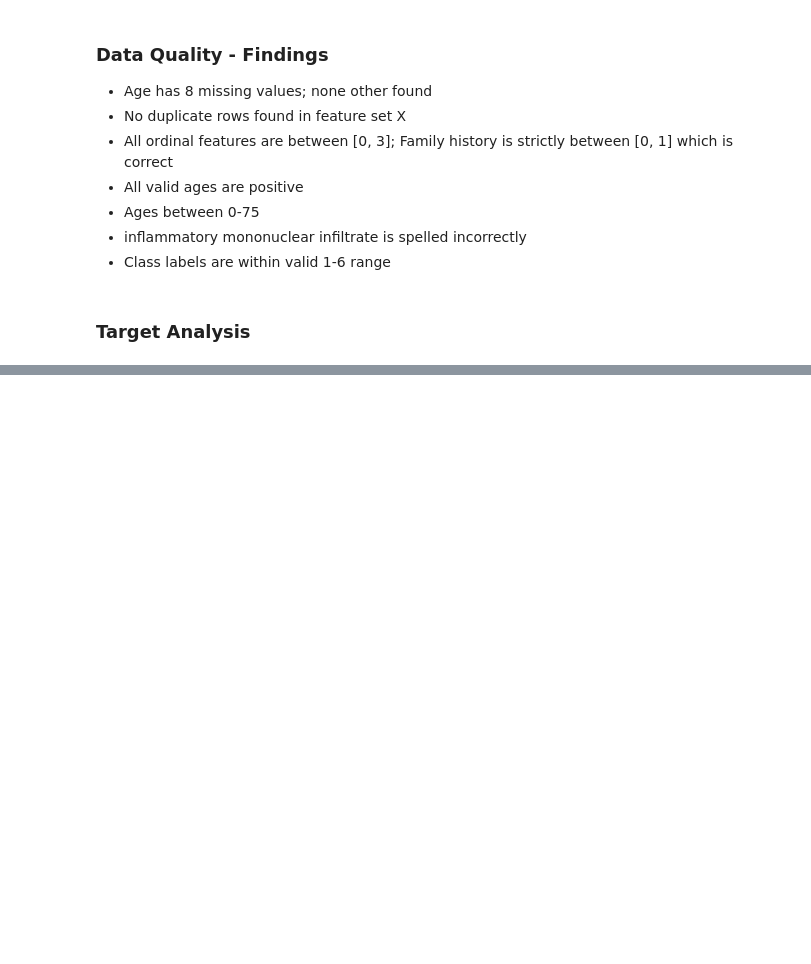
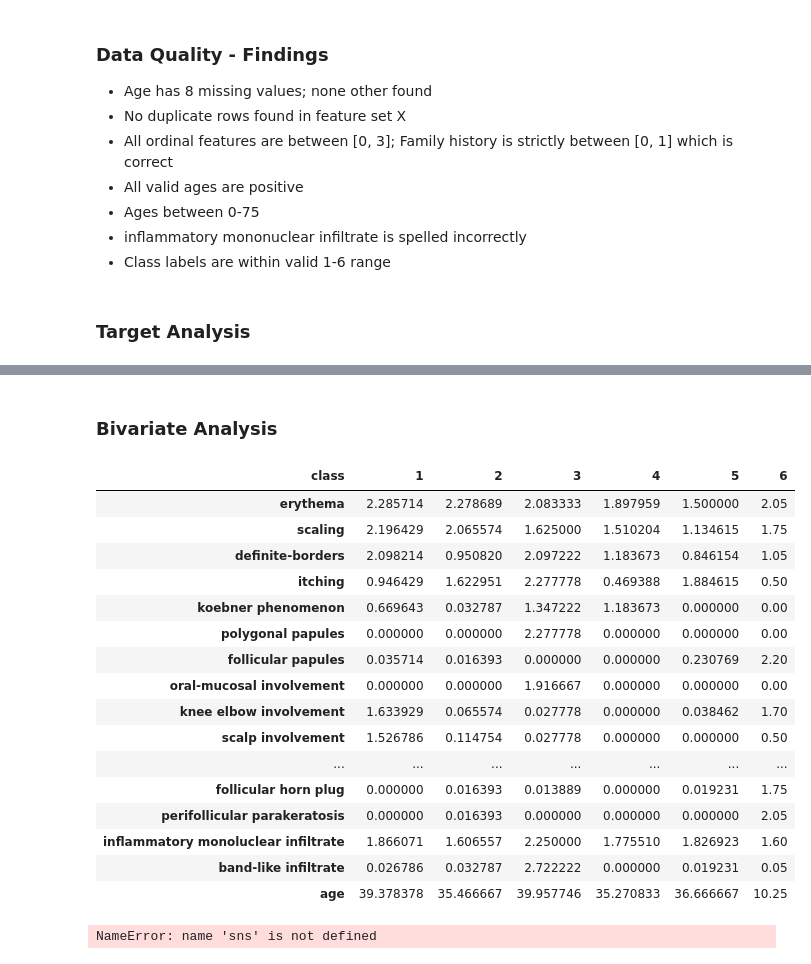
Before and after one commit to itsjohntle/dermaclf, a Jupyter notebook: notebooks/01_eda.ipynb, the cells around one changed output, grey strips where cells are left out. Saved outputs shown, nothing was run; the diff lists cells and outputs as text; code cells hidden in the pictures; blank space fills up the shorter version.

```diff
--- a/notebooks/01_eda.ipynb
+++ b/notebooks/01_eda.ipynb
@@ -170,0 +236,26 @@ ImportError: matplotlib is required for plotting when the default backend "matpl
+# %% [markdown]
+### Bivariate Analysis
+# %%
+X.groupby(y['class']).mean().T
+# %% [output]
+| class | 1 | 2 | 3 | 4 | 5 | 6 |
+| erythema | 2.285714 | 2.278689 | 2.083333 | 1.897959 | 1.500000 | 2.05 |
+| scaling | 2.196429 | 2.065574 | 1.625000 | 1.510204 | 1.134615 | 1.75 |
+| definite-borders | 2.098214 | 0.950820 | 2.097222 | 1.183673 | 0.846154 | 1.05 |
+| itching | 0.946429 | 1.622951 | 2.277778 | 0.469388 | 1.884615 | 0.50 |
+| koebner phenomenon | 0.669643 | 0.032787 | 1.347222 | 1.183673 | 0.000000 | 0.00 |
+| polygonal papules | 0.000000 | 0.000000 | 2.277778 | 0.000000 | 0.000000 | 0.00 |
+| follicular papules | 0.035714 | 0.016393 | 0.000000 | 0.000000 | 0.230769 | 2.20 |
+| oral-mucosal involvement | 0.000000 | 0.000000 | 1.916667 | 0.000000 | 0.000000 | 0.00 |
+| knee elbow involvement | 1.633929 | 0.065574 | 0.027778 | 0.000000 | 0.038462 | 1.70 |
+| scalp involvement | 1.526786 | 0.114754 | 0.027778 | 0.000000 | 0.000000 | 0.50 |
+| ... | ... | ... | ... | ... | ... | ... |
+| follicular horn plug | 0.000000 | 0.016393 | 0.013889 | 0.000000 | 0.019231 | 1.75 |
+| perifollicular parakeratosis | 0.000000 | 0.016393 | 0.000000 | 0.000000 | 0.000000 | 2.05 |
+| inflammatory monoluclear infiltrate | 1.866071 | 1.606557 | 2.250000 | 1.775510 | 1.826923 | 1.60 |
+| band-like infiltrate | 0.026786 | 0.032787 | 2.722222 | 0.000000 | 0.019231 | 0.05 |
+| age | 39.378378 | 35.466667 | 39.957746 | 35.270833 | 36.666667 | 10.25 |
+# %%
+sns.boxplot(x=y['class'].values.ravel(), y=X['polygonal papules'])
+# %% [output]
+NameError: name 'sns' is not defined
```
Also changed, not shown: parts of 9 cells of this notebook.
